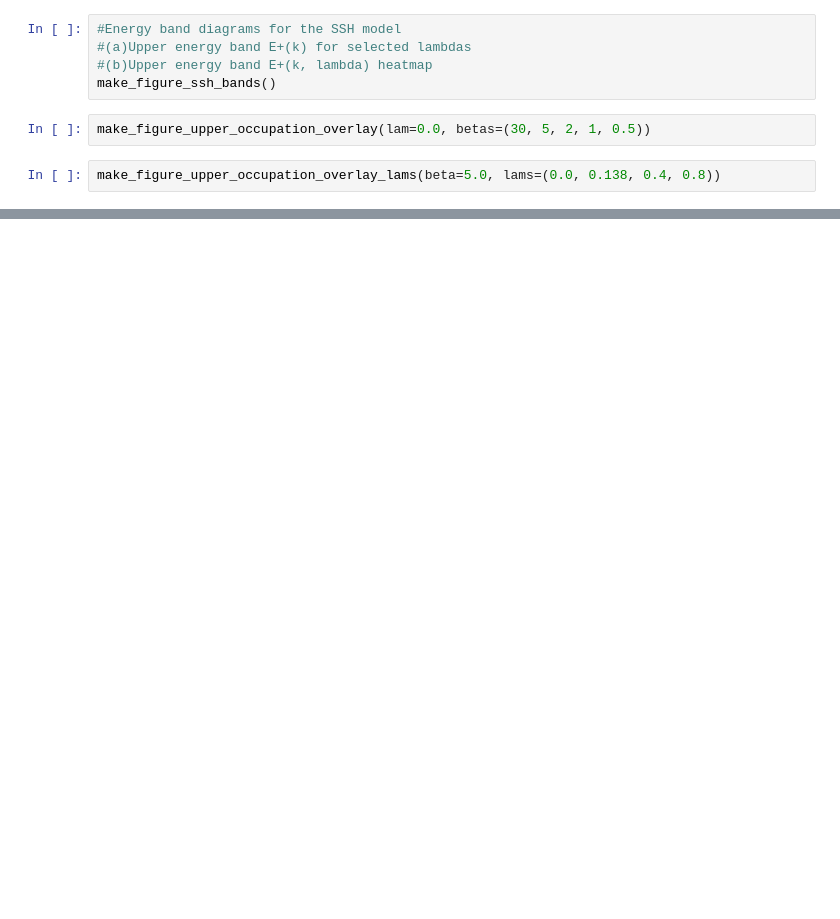
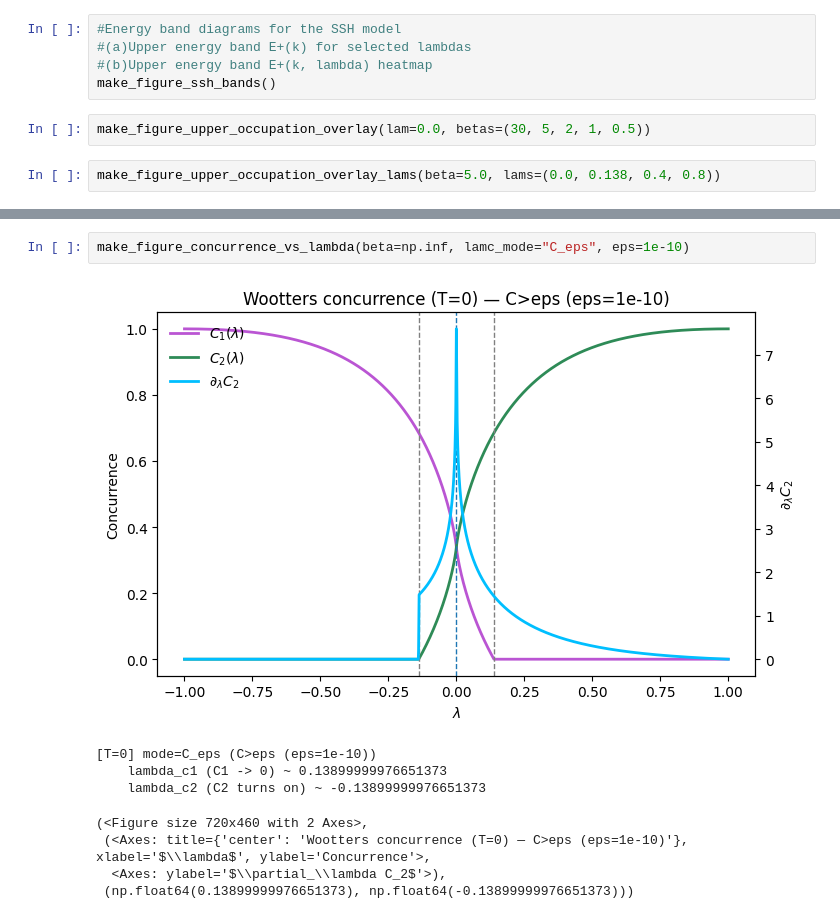
Before and after one commit to zeynepnursahinel/valorization-periodic-chain, a Jupyter notebook: periodic_chain.ipynb, the cells around one changed output, grey strips where cells are left out. Saved outputs shown, nothing was run; the diff lists cells and outputs as text; blank space fills up the shorter version.

```diff
--- a/periodic_chain.ipynb
+++ b/periodic_chain.ipynb
@@ -299,0 +901,11 @@ make_figure_concurrence_vs_lambda(beta=np.inf)
+# %%
+make_figure_concurrence_vs_lambda(beta=np.inf, lamc_mode="C_eps", eps=1e-10)
+# %% [output]
+[figure, added]
+[T=0] mode=C_eps (C>eps (eps=1e-10))
+    lambda_c1 (C1 -> 0) ~ 0.13899999976651373
+    lambda_c2 (C2 turns on) ~ -0.13899999976651373
+(<Figure size 720x460 with 2 Axes>,
+ (<Axes: title={'center': 'Wootters concurrence (T=0) — C>eps (eps=1e-10)'}, xlabel='$\\lambda$', ylabel='Concurrence'>,
+  <Axes: ylabel='$\\partial_\\lambda C_2$'>),
+ (np.float64(0.13899999976651373), np.float64(-0.13899999976651373)))
```
Also changed, not shown: parts of 24 cells of this notebook, 23 other files.
